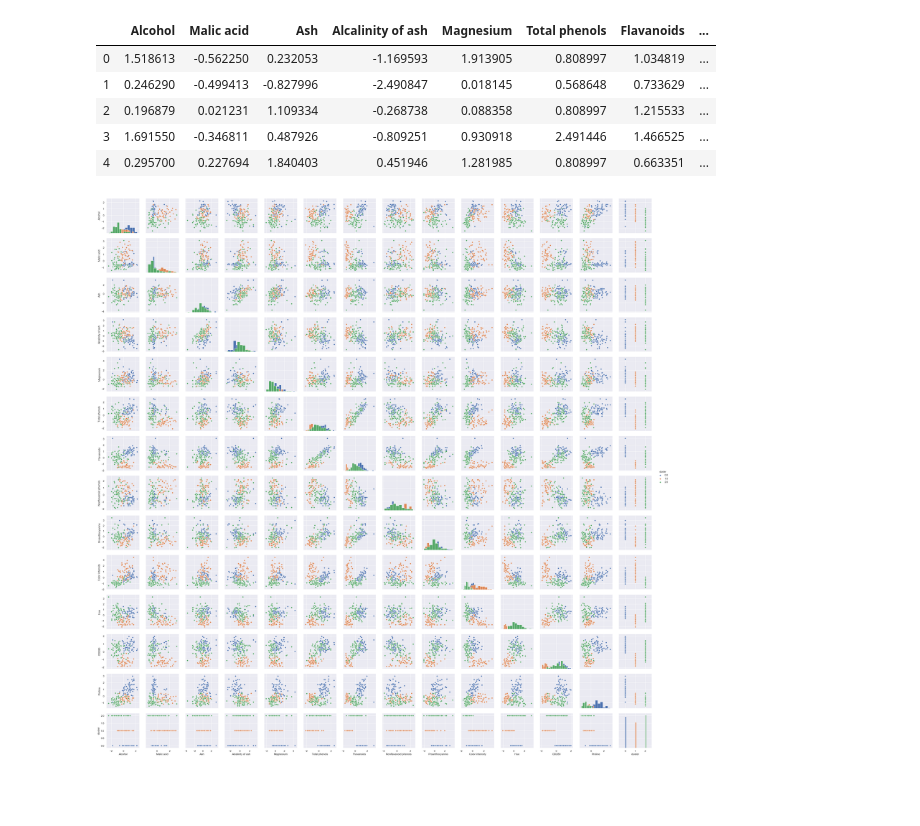
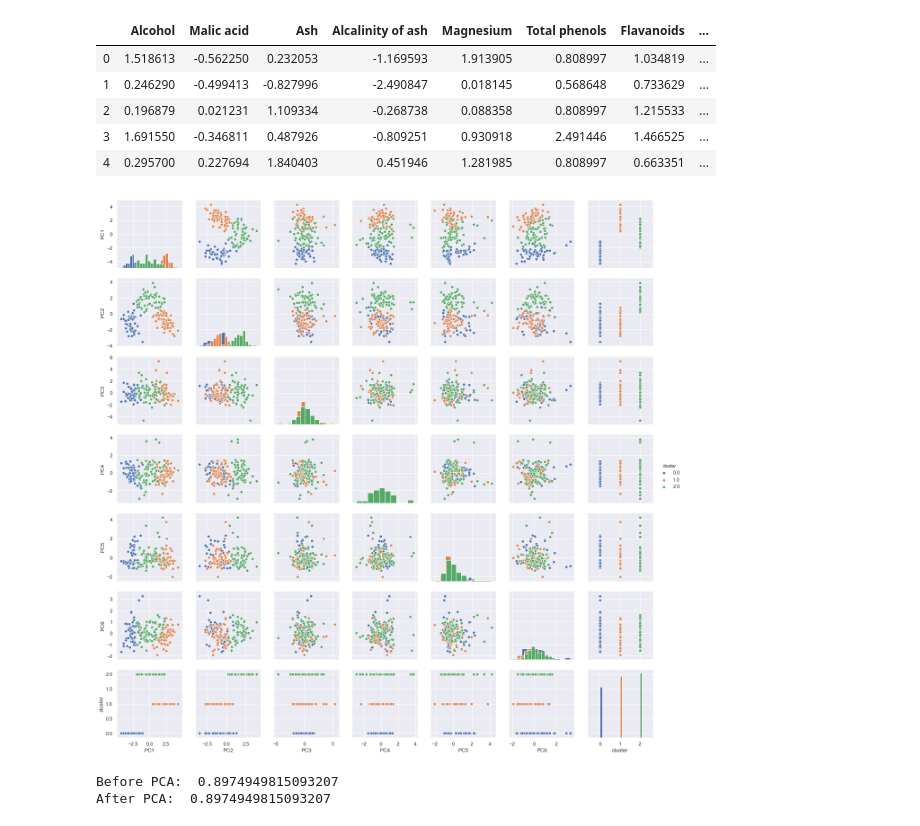
Before and after one commit to jamesworsey/3803ICT-Lab02, a Jupyter notebook: wine.ipynb, the cells around one changed output. Saved outputs shown, nothing was run; the diff lists cells and outputs as text; code cells hidden in the pictures; blank space fills up the shorter version.

```diff
--- a/wine.ipynb
+++ b/wine.ipynb
@@ -67,6 +69,6 @@ plt.show()
 # %%
 from pandas.plotting import scatter_matrix
 
-df = pd.read_csv('wine.data.csv',header=None)
+df = pd.read_csv('wine.data.csv',header=0)
 df.head()
 # %% [output]
@@ -79,10 +81,8 @@ df.head()
 # %%
-y = df[0] #classifications
-y.head()
+y = df['Label'] #classifications
+
+
 X = df.iloc[:,1:14] #features
-
-X.columns = X.iloc[:1].values.tolist()[0]
-X.drop(X.head(1).index, inplace=True)x
 X = X.astype(float)
 # %%
 scatter_matrix(X, alpha=0.2, figsize=(18, 18))
@@ -117,8 +117,22 @@ normalizedData.head()
 | 4 | 0.295700 | 0.227694 | 1.840403 | 0.451946 | 1.281985 | 0.808997 | 0.663351 | ... |
 # %%
 kMeansClustering = KMeans(n_clusters = 3, random_state=random.seed())
-res = kMeansClustering.fit_predict(normalizedData)
-normalizedData ["cluster"] = res.astype('float64')
-sns_plot = sns.pairplot(normalizedData, hue = "cluster",diag_kind="hist")
+res0 = kMeansClustering.fit_predict(normalizedData)
+
+pca = PCA(n_components=6)
+principalComponents = pca.fit_transform(normalizedData)
+principalDf = pd.DataFrame(data = principalComponents
+             , columns = ['PC1', 'PC2', 'PC3', 'PC4', 'PC5', 'PC6'])
+
+res1 = kMeansClustering.fit_predict(principalDf)
+principalDf ["cluster"] = res.astype('float64')
+sns_plot = sns.pairplot(principalDf, hue = "cluster",diag_kind="hist")
 # %% [output]
-[figure, old version]
+[figure, new version]
+# %%
+print("Before PCA: ", adjusted_rand_score(y, res0))
+
+print("After PCA: ", adjusted_rand_score(y, res1))
+# %% [output]
+Before PCA:  0.8974949815093207
+After PCA:  0.8974949815093207
```
Also changed, not shown: parts of 4 cells of this notebook.
